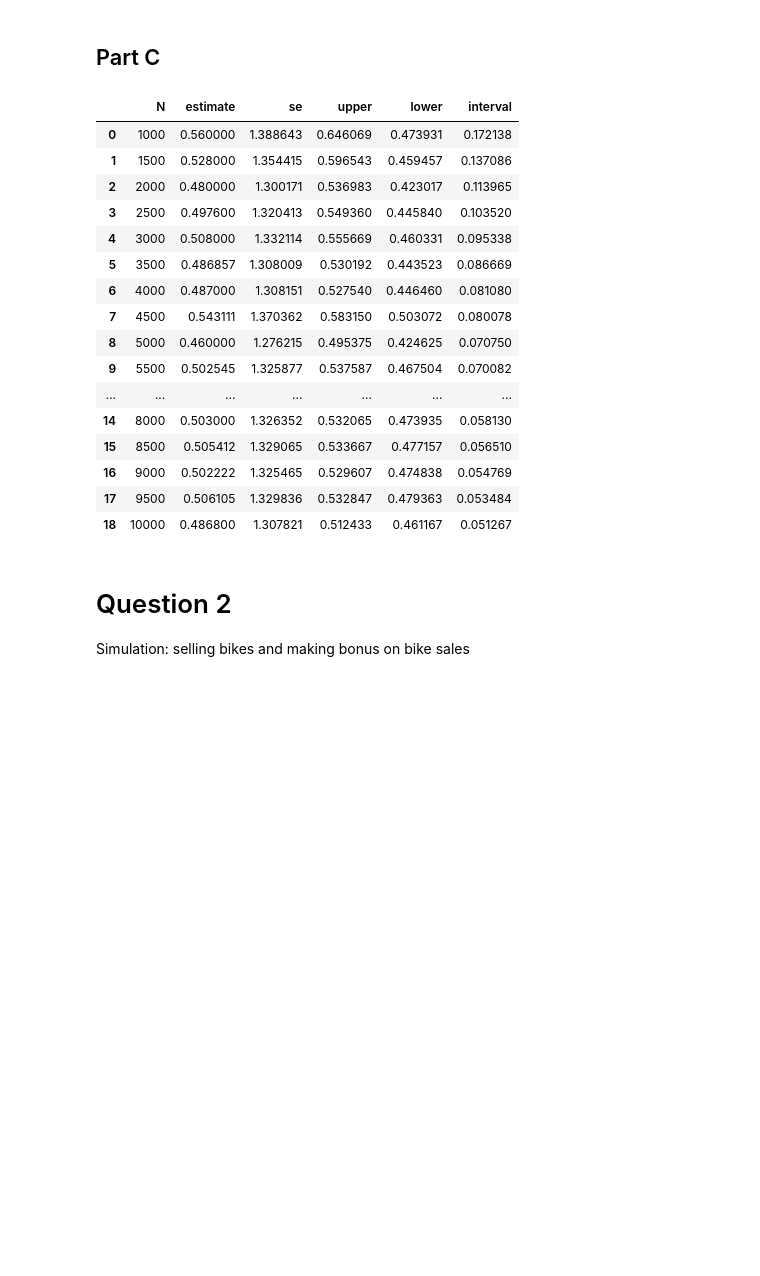
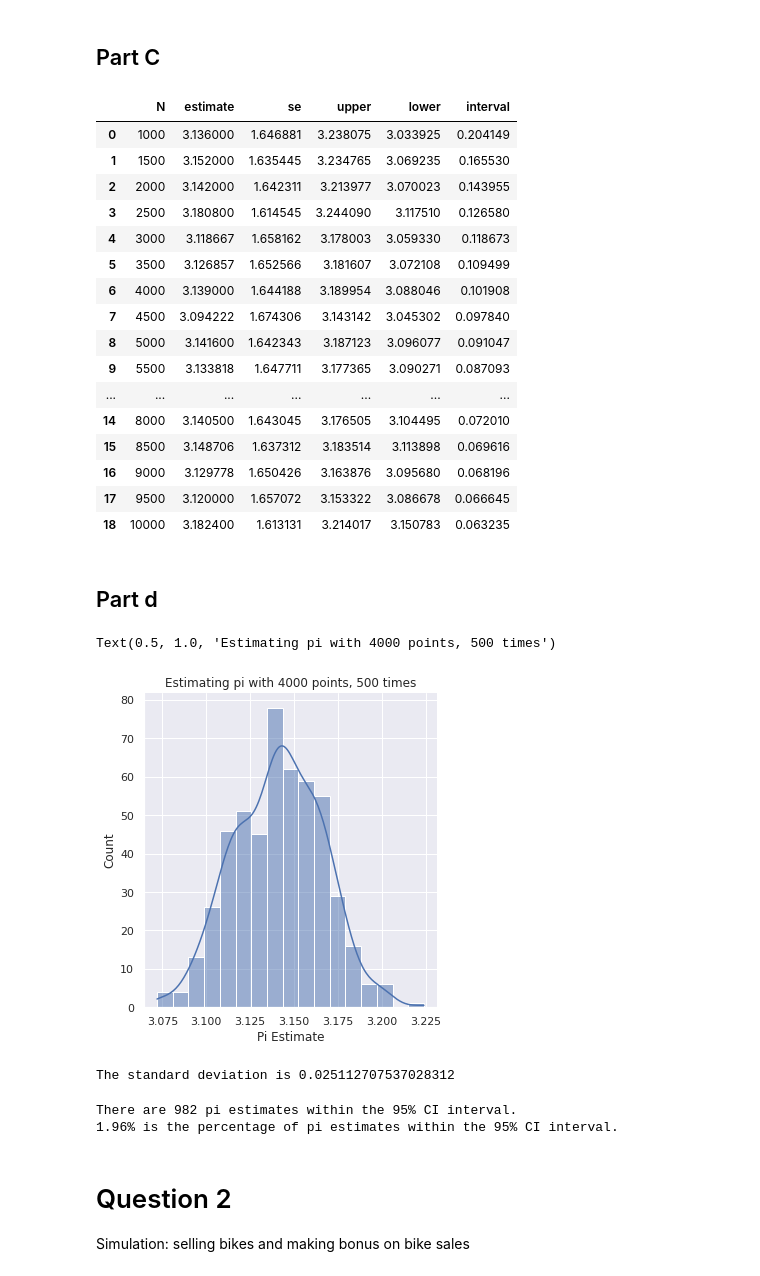
Before and after one commit to oimartin/460, a Jupyter notebook: hw4.ipynb, the cells around one changed output. Drawn from its saved outputs; the diff is of its cells as text; code cells hidden in the pictures; blank space fills up the shorter version.

```diff
--- a/hw4.ipynb
+++ b/hw4.ipynb
@@ -81,26 +59,33 @@ estimate_pi(50)
 # %% [markdown]
 ## Part C
 # %%
+# Prepare variable lists
+N = []
 pi_estimate = []
 pi_standard_error = []
 confidence_int_95 = []
 pi_upper = []
 pi_lower = []
 interval = []
-N = []
 
+# iterate in increments of 500
 for i in range(1000, 10500, 500):
+
+  # add current increment to N pairs list
   N.append(i)
+
+  # perform metrics for N pairs
   pi_est, pi_se, ci_95 = estimate_pi(i)
-
   pi_estimate.append(pi_est)
   pi_standard_error.append(pi_se)
   confidence_int_95.append(ci_95)
+
+  # caclulate additional metrics for pi estimation
   pi_upper.append(pi_est + ci_95)
   pi_lower.append(pi_est - ci_95)
   interval.append(ci_95*2)
 
-
+# create dictionary of lists
 df = {'N': N,
       'estimate': pi_estimate,
       'se': pi_standard_error,
@@ -108,25 +93,62 @@ df = {'N': N,
       'lower': pi_lower,
       'interval': interval}
 
+# convert dictionary to df
 pd.DataFrame(df)
 # %% [output]
 |  | N | estimate | se | upper | lower | interval |
-| 0 | 1000 | 0.560000 | 1.388643 | 0.646069 | 0.473931 | 0.172138 |
-| 1 | 1500 | 0.528000 | 1.354415 | 0.596543 | 0.459457 | 0.137086 |
-| 2 | 2000 | 0.480000 | 1.300171 | 0.536983 | 0.423017 | 0.113965 |
-| 3 | 2500 | 0.497600 | 1.320413 | 0.549360 | 0.445840 | 0.103520 |
-| 4 | 3000 | 0.508000 | 1.332114 | 0.555669 | 0.460331 | 0.095338 |
-| 5 | 3500 | 0.486857 | 1.308009 | 0.530192 | 0.443523 | 0.086669 |
-| 6 | 4000 | 0.487000 | 1.308151 | 0.527540 | 0.446460 | 0.081080 |
-| 7 | 4500 | 0.543111 | 1.370362 | 0.583150 | 0.503072 | 0.080078 |
-| 8 | 5000 | 0.460000 | 1.276215 | 0.495375 | 0.424625 | 0.070750 |
-| 9 | 5500 | 0.502545 | 1.325877 | 0.537587 | 0.467504 | 0.070082 |
+| 0 | 1000 | 3.136000 | 1.646881 | 3.238075 | 3.033925 | 0.204149 |
+| 1 | 1500 | 3.152000 | 1.635445 | 3.234765 | 3.069235 | 0.165530 |
+| 2 | 2000 | 3.142000 | 1.642311 | 3.213977 | 3.070023 | 0.143955 |
+| 3 | 2500 | 3.180800 | 1.614545 | 3.244090 | 3.117510 | 0.126580 |
+| 4 | 3000 | 3.118667 | 1.658162 | 3.178003 | 3.059330 | 0.118673 |
+| 5 | 3500 | 3.126857 | 1.652566 | 3.181607 | 3.072108 | 0.109499 |
+| 6 | 4000 | 3.139000 | 1.644188 | 3.189954 | 3.088046 | 0.101908 |
+| 7 | 4500 | 3.094222 | 1.674306 | 3.143142 | 3.045302 | 0.097840 |
+| 8 | 5000 | 3.141600 | 1.642343 | 3.187123 | 3.096077 | 0.091047 |
+| 9 | 5500 | 3.133818 | 1.647711 | 3.177365 | 3.090271 | 0.087093 |
 | ... | ... | ... | ... | ... | ... | ... |
-| 14 | 8000 | 0.503000 | 1.326352 | 0.532065 | 0.473935 | 0.058130 |
-| 15 | 8500 | 0.505412 | 1.329065 | 0.533667 | 0.477157 | 0.056510 |
-| 16 | 9000 | 0.502222 | 1.325465 | 0.529607 | 0.474838 | 0.054769 |
-| 17 | 9500 | 0.506105 | 1.329836 | 0.532847 | 0.479363 | 0.053484 |
-| 18 | 10000 | 0.486800 | 1.307821 | 0.512433 | 0.461167 | 0.051267 |
+| 14 | 8000 | 3.140500 | 1.643045 | 3.176505 | 3.104495 | 0.072010 |
+| 15 | 8500 | 3.148706 | 1.637312 | 3.183514 | 3.113898 | 0.069616 |
+| 16 | 9000 | 3.129778 | 1.650426 | 3.163876 | 3.095680 | 0.068196 |
+| 17 | 9500 | 3.120000 | 1.657072 | 3.153322 | 3.086678 | 0.066645 |
+| 18 | 10000 | 3.182400 | 1.613131 | 3.214017 | 3.150783 | 0.063235 |
+# %% [markdown]
+## Part d
+# %%
+pi_est_4000 = []
+
+for i in range(0,501):
+  pi_est, pi_se, ci_95 = estimate_pi(4000)
+  pi_est_4000.append(pi_est)
+# %%
+pi_est_series = pd.Series(pi_est_4000)
+# %%
+sns.set_theme(style='darkgrid')
+g = sns.displot(data=pi_est_series, kde=True)
+g.set_axis_labels('Pi Estimate')
+plt.title('Estimating pi with 4000 points, 500 times')
+# %% [output]
+Text(0.5, 1.0, 'Estimating pi with 4000 points, 500 times')
+[figure, added]
+# %%
+print(f'The standard deviation is {stdev(pi_est_4000)}')
+# %% [output]
+The standard deviation is 0.025112707537028312
+# %%
+within_interval = 0
+
+for i in pi_est_4000:
+  if i <= 3.189954:
+    within_interval += 1
+  if i >= 3.088046:
+    within_interval += 1
+
+print(f'''There are {within_interval} pi estimates within the 95% CI interval.
+{round(within_interval/len(pi_est_4000), 2)}% is the percentage of pi estimates within the 95% CI interval.''')
+# %% [output]
+There are 982 pi estimates within the 95% CI interval.
+1.96% is the percentage of pi estimates within the 95% CI interval.
 # %% [markdown]
 # Question 2
 Simulation: selling bikes and making bonus on bike sales
```
Also changed, not shown: parts of 4 cells of this notebook.
